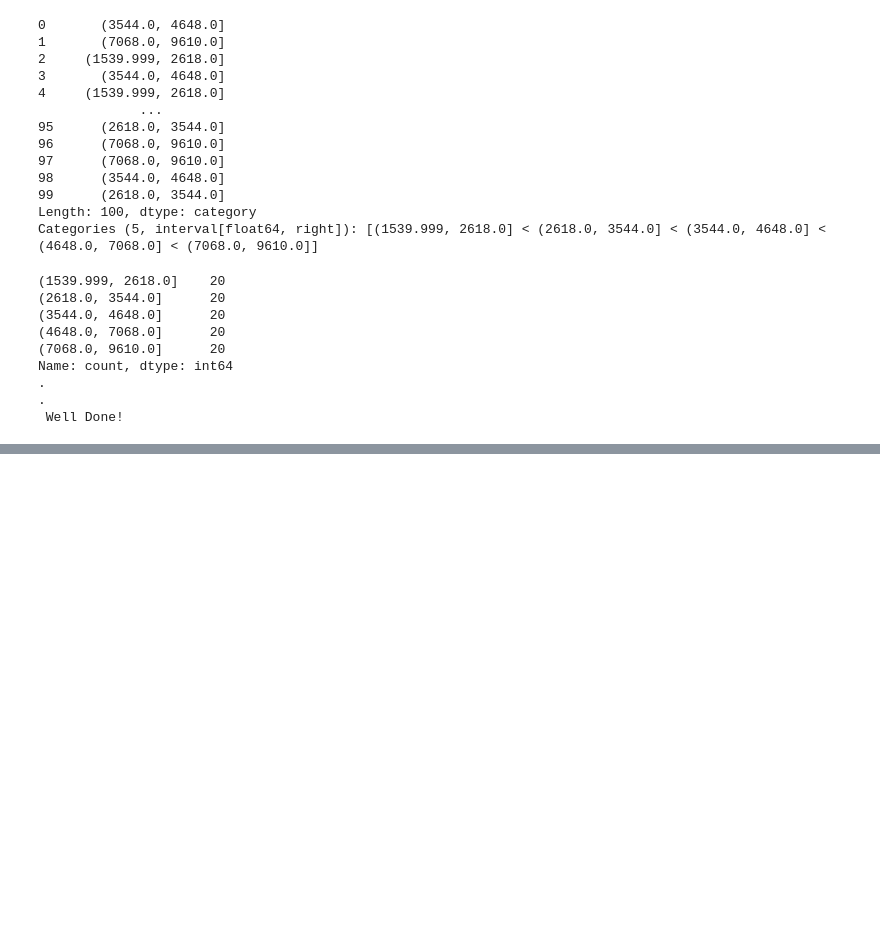
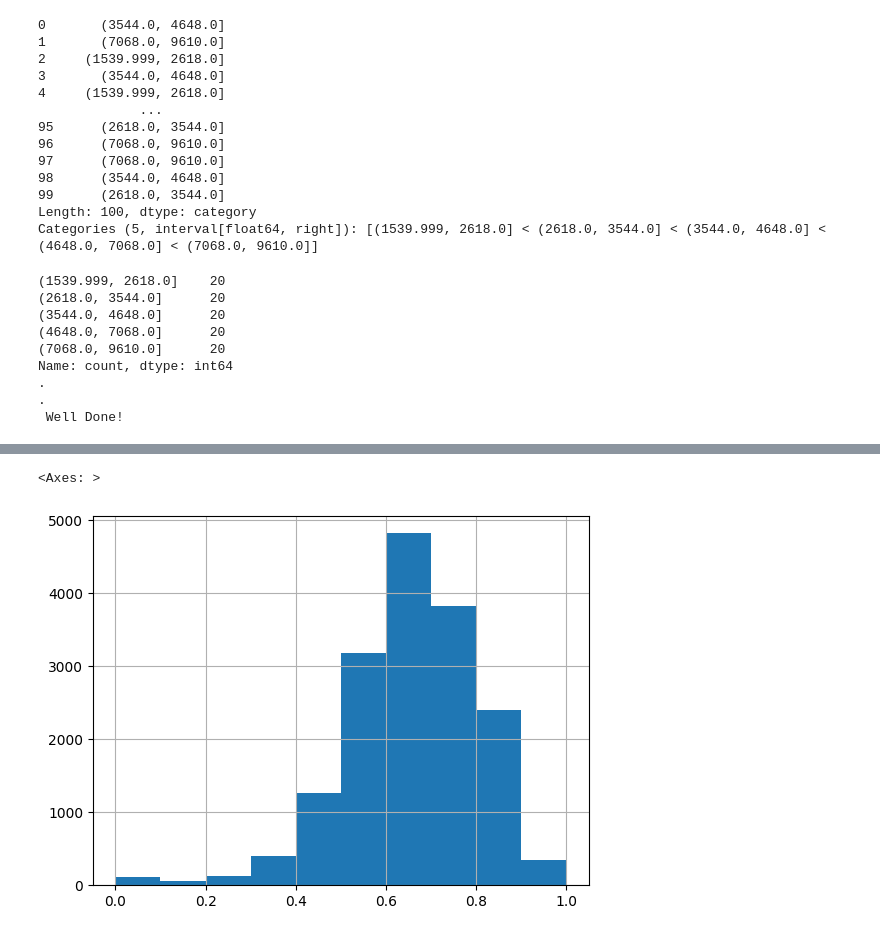
Before and after one commit to gyjong/workplace, a Jupyter notebook: quest_0118/0118_quest.ipynb, the cells around one changed output, grey strips where cells are left out. Drawn from its saved outputs; the diff is of its cells as text; code cells hidden in the pictures; blank space fills up the shorter version.

```diff
--- a/quest_0118/0118_quest.ipynb
+++ b/quest_0118/0118_quest.ipynb
@@ -683,0 +753,2 @@ Name: count, dtype: int64
+# %%
+vgs['Year'].fillna(mean_year, inplace=True)
@@ -683,0 +770,2 @@ Name: count, dtype: int64
+# %%
+vgs.dropna(how='all', subset='Publisher', inplace=True)
@@ -683,0 +818,7 @@ Name: count, dtype: int64
+# %%
+# vgs 데이터를 standardization 기법으로 정규화합니다.
+# x_standardization = (x - x.mean())/x.std()
+
+cols = ['Rank', 'Year', 'NA_Sales', 'EU_Sales', 'JP_Sales', 'Other_Sales', 'Global_Sales']
+vgs_standardization = (vgs[cols]-vgs[cols].mean())/vgs[cols].std()
+vgs_standardization.head()
@@ -683,0 +832,6 @@ Name: count, dtype: int64
+# %%
+# vgs 데이터를 min-max scaling 기법으로 정규화합니다.
+# x_min_max = (x - x.min()) / (x.max() - x.min())
+
+vgs[cols] = (vgs[cols] - vgs[cols].min()) / (vgs[cols].max() - vgs[cols].min())
+vgs[cols].head()
@@ -683,0 +938,5 @@ Name: count, dtype: int64
+# %%
+vgs['Year'].hist()
+# %% [output]
+<Axes: >
+[figure, added]
```
Also changed, not shown: parts of 28 cells of this notebook.
